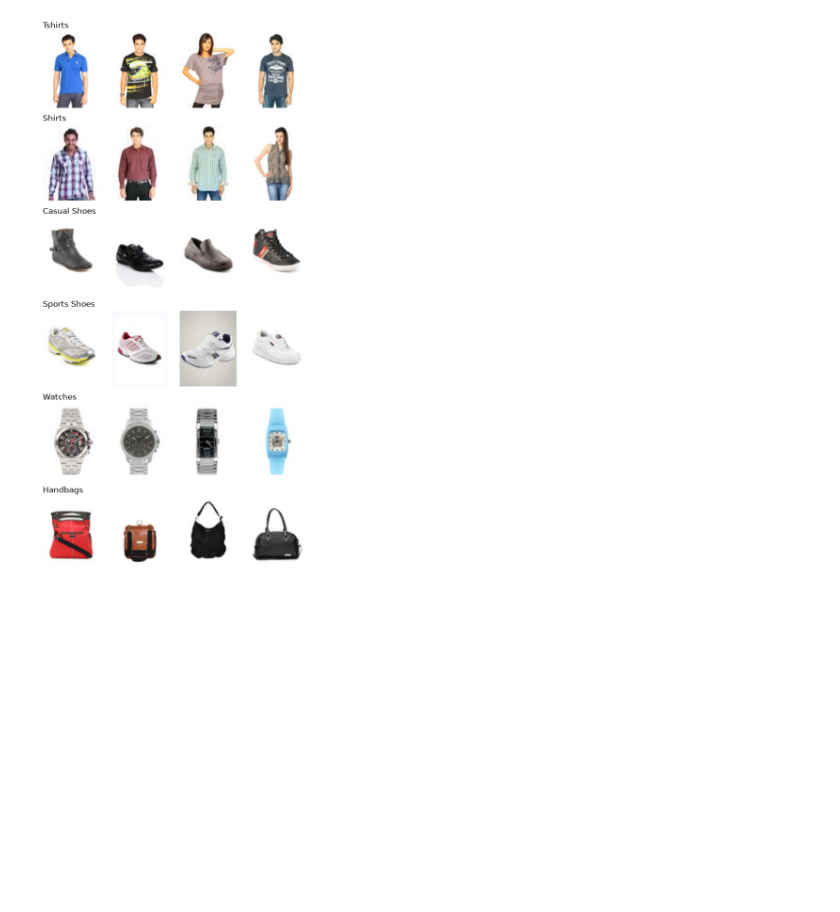
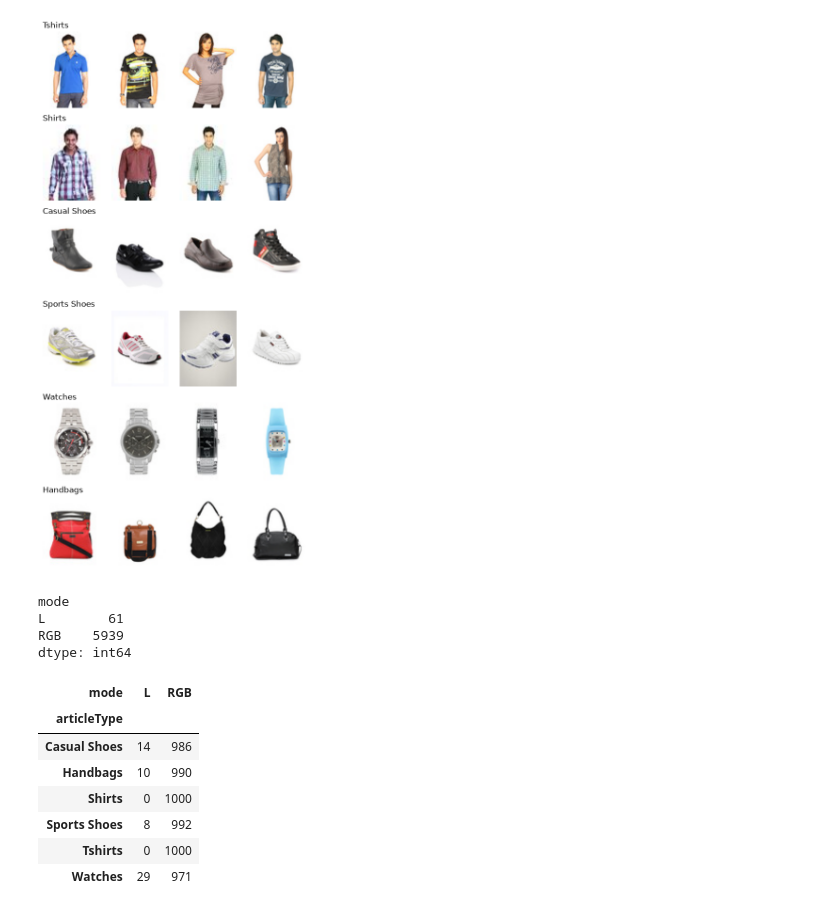
Before and after one commit to lemuelhmgs12/fashion-product-classification, a Jupyter notebook: notebooks/01_data_preparation.ipynb, the cells around one changed output. Cells and saved outputs as stored; diff of their text form; code cells hidden in the pictures; blank space fills up the shorter version.

```diff
--- a/notebooks/01_data_preparation.ipynb
+++ b/notebooks/01_data_preparation.ipynb
@@ -226,3 +220,27 @@ plt.savefig(config.FIGURES_DIR / "product-image-examples.png", dpi=150)
 plt.show()
 # %% [output]
 [figure]
+# %%
+modes = sampled_data.groupby(sampled_data['mode']).size()
+modes
+# %% [output]
+mode
+L        61
+RGB    5939
+dtype: int64
+# %%
+# check the color mode of every image: "RGB" = color, "L" = greyscale
+sampled_data["mode"] = [Image.open(path).mode for path in sampled_data["filepath"]]
+
+# count images by class and color mode
+modes_by_class = sampled_data.groupby(["articleType", "mode"]).size().unstack(fill_value=0)
+modes_by_class
+# %% [output]
+| mode | L | RGB |
+| articleType |  |  |
+| Casual Shoes | 14 | 986 |
+| Handbags | 10 | 990 |
+| Shirts | 0 | 1000 |
+| Sports Shoes | 8 | 992 |
+| Tshirts | 0 | 1000 |
+| Watches | 29 | 971 |
```
Also changed, not shown: parts of 4 cells of this notebook.
